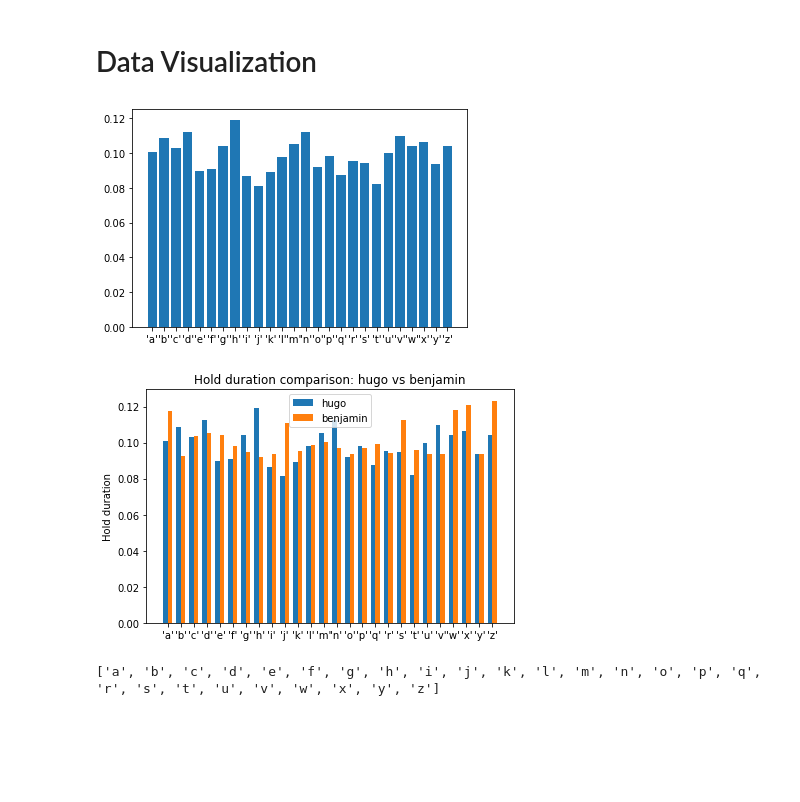
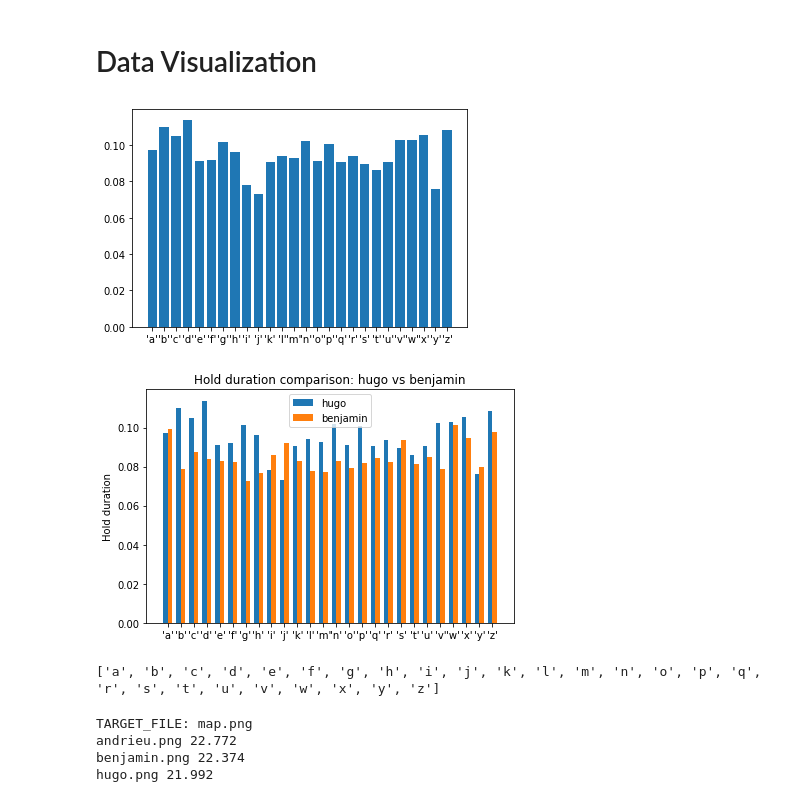
Before and after one commit to Belzerion/OT2, a Jupyter notebook: Preprocessing.ipynb, the cells around one changed output. Saved outputs shown, nothing was run; the diff lists cells and outputs as text; code cells hidden in the pictures; blank space fills up the shorter version.

```diff
--- a/Preprocessing.ipynb
+++ b/Preprocessing.ipynb
@@ -159,7 +160,7 @@ for user in range(len(user_list)):
 | 5350 | 2021-11-20 14:35:24.648 | Key.shift | release | 0 |
 5351 rows × 4 columns
 # %%
-dataframe = pd.read_csv("test.csv", sep = ";", names=columns, encoding = "ISO-8859-1")
+dataframe = pd.read_csv("hugo_test.csv", sep = "|", names=columns, encoding = "ISO-8859-1")
 dataframe = preprocess_holding(dataframe)
 dataframe = preprocess_shift(dataframe)
 dataframe['Timestamp'] = pd.to_datetime(dataframe['Timestamp'], format='%Y-%m-%d %H:%M:%S,%f')
@@ -627,13 +641,13 @@ def visualize(user_reference):
     fig.show()
 
 def hold_comparison(user, user_bis):
-    user_ref = pd.read_csv(path_reference+user+".csv", sep=";", names=columns_ref, encoding = "ISO-8859-1")
+    user_ref = pd.read_csv(path_reference+user+".csv", sep="|", names=columns_ref, encoding = "ISO-8859-1")
     user_ref = user_ref.reset_index(drop=True)
     user_ref = user_ref.drop([0])
     user_ref = user_ref.reset_index(drop=True)
     user_ref = user_ref.sort_values("Key")
 
-    user_ref_bis = pd.read_csv(path_reference+user_bis+".csv", sep=";", names=columns_ref, encoding = "ISO-8859-1")
+    user_ref_bis = pd.read_csv(path_reference+user_bis+".csv", sep="|", names=columns_ref, encoding = "ISO-8859-1")
     user_ref_bis = user_ref_bis.reset_index(drop=True)
     user_ref_bis = user_ref_bis.drop([0])
     user_ref_bis = user_ref_bis.reset_index(drop=True)
@@ -650,36 +664,36 @@ def hold_comparison(user, user_bis):
 
     labels = user_ref.iloc[a:a+26, 0]
     values = user_ref.iloc[a:a+26, 2]
 
     values_bis = user_ref_bis.iloc[a_bis:a_bis+26, 2]
     width = 0.35  # the width of the bars
     x = np.arange(len(labels))
     fig, ax = plt.subplots()
     rects1 = ax.bar(x - width/2, values, width, label=user)
     rects2 = ax.bar(x + width/2, values_bis, width, label=user_bis)
 
     # Add some text for labels, title and custom x-axis tick labels, etc.
     ax.set_ylabel('Hold duration')
     ax.set_title('Hold duration comparison: '+ user +' vs '+ user_bis)
     ax.set_xticks(x)
     ax.set_xticklabels(labels)
     ax.legend()
 
 
 
     fig.tight_layout()
     plt.show()
 
-hugo = pd.read_csv(path_reference+"hugo.csv", sep=";", names=columns_ref, encoding = "ISO-8859-1")
+hugo = pd.read_csv(path_reference+"hugo.csv", sep="|", names=columns_ref, encoding = "ISO-8859-1")
 hugo = hugo.reset_index(drop=True)
 hugo = hugo.drop([0])
 hugo = hugo.reset_index(drop=True)
 hugo = hugo.sort_values("Key")
 visualize(hugo)
 hold_comparison('hugo', 'benjamin')
 # %% [output]
-[figure, old version]
+[figure, new version]
-[figure, old version]
+[figure, new version]
 # %%
 
 def performance_polygon(Username, criterias):
@@ -729,3 +743,41 @@ print(criterias)
 performance_polygon(["hugo", "benjamin"], criterias)
 # %% [output]
 ['a', 'b', 'c', 'd', 'e', 'f', 'g', 'h', 'i', 'j', 'k', 'l', 'm', 'n', 'o', 'p', 'q', 'r', 's', 't', 'u', 'v', 'w', 'x', 'y', 'z']
+# %%
+TARGET_FILE = 'map.png'
+IMG_DIR = 'keyboard_map/'
+#IMG_SIZE = (200, 200)
+
+target_img_path = TARGET_FILE
+target_img = cv2.imread(target_img_path)#, cv2.IMREAD_GRAYSCALE)
+#target_img = cv2.resize(target_img, IMG_SIZE)
+
+bf = cv2.BFMatcher(cv2.NORM_HAMMING)
+# detector = cv2.ORB_create()
+detector = cv2.ORB_create()
+(target_kp, target_des) = detector.detectAndCompute(target_img, None)
+
+print('TARGET_FILE: %s' % (TARGET_FILE))
+
+files = os.listdir(IMG_DIR)
+for file in files:
+    if file == '.DS_Store' or file == TARGET_FILE:
+        continue
+
+    comparing_img_path = IMG_DIR + file
+    try:
+        comparing_img = cv2.imread(comparing_img_path)#, cv2.IMREAD_GRAYSCALE)
+        #comparing_img = cv2.resize(comparing_img, IMG_SIZE)
+        (comparing_kp, comparing_des) = detector.detectAndCompute(comparing_img, None)
+        matches = bf.match(target_des, comparing_des)
+        dist = [m.distance for m in matches]
+        ret = sum(dist) / len(dist)
+    except cv2.error:
+        ret = 100000
+
+    print(file, ret)
+# %% [output]
+TARGET_FILE: map.png
+andrieu.png 22.772
+benjamin.png 22.374
+hugo.png 21.992
```
Also changed, not shown: parts of 5 cells of this notebook.
